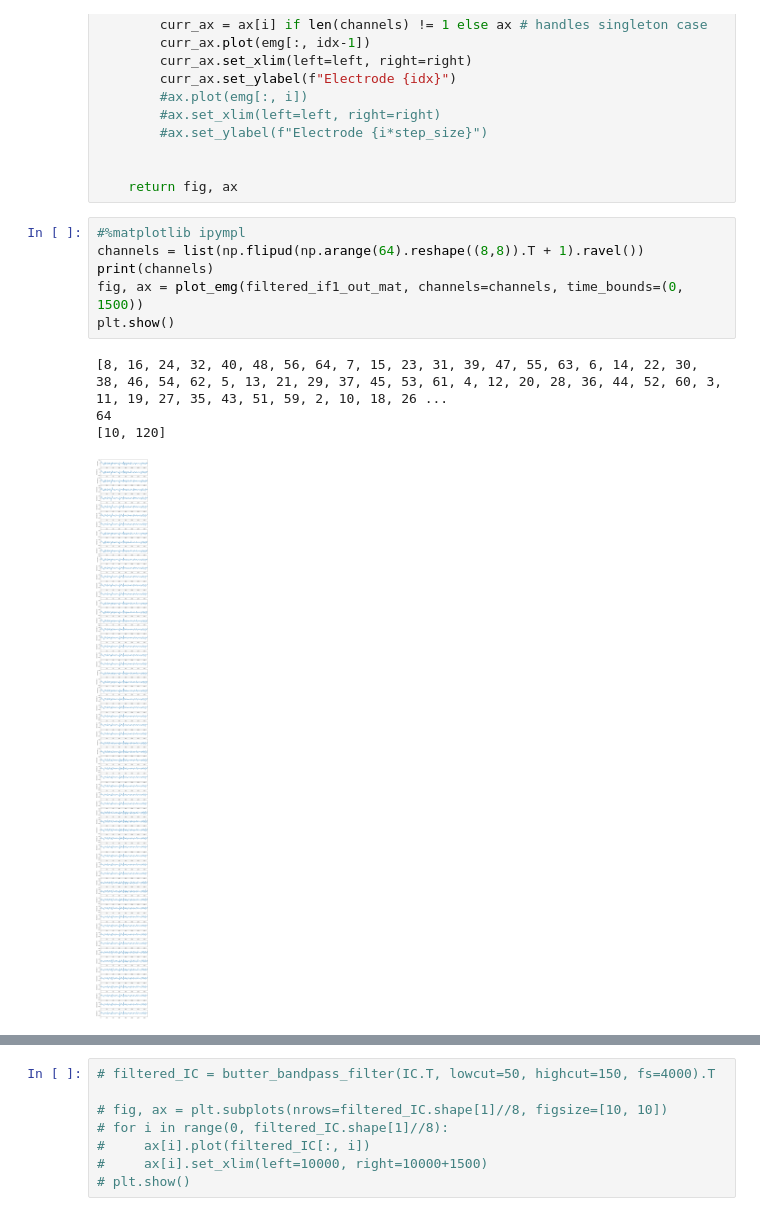
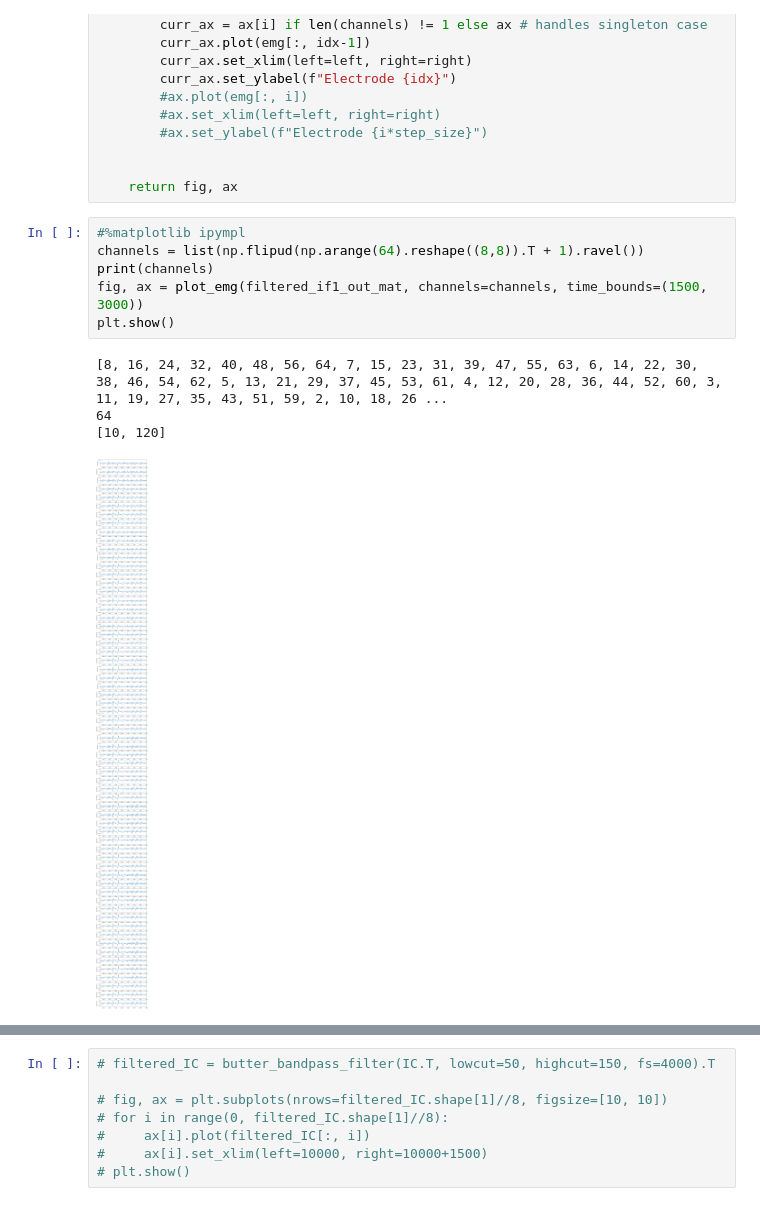
Before and after one commit to Electrum9/mlsp-project, a Jupyter notebook: Dictionary.ipynb, the cells around one changed output, grey strips where cells are left out. Drawn from its saved outputs; the diff is of its cells as text.

```diff
--- a/Dictionary.ipynb
+++ b/Dictionary.ipynb
@@ -109,14 +109,14 @@ def plot_emg(emg, time_bounds=None, channels=[], figsize=None):
 # %%
 #%matplotlib ipympl
 channels = list(np.flipud(np.arange(64).reshape((8,8)).T + 1).ravel())
 print(channels)
-fig, ax = plot_emg(filtered_if1_out_mat, channels=channels, time_bounds=(0, 1500))
+fig, ax = plot_emg(filtered_if1_out_mat, channels=channels, time_bounds=(1500, 3000))
 plt.show()
 # %% [output]
 [8, 16, 24, 32, 40, 48, 56, 64, 7, 15, 23, 31, 39, 47, 55, 63, 6, 14, 22, 30, 38, 46, 54, 62, 5, 13, 21, 29, 37, 45, 53, 61, 4, 12, 20, 28, 36, 44, 52, 60, 3, 11, 19, 27, 35, 43, 51, 59, 2, 10, 18, 26 ...
 64
 [10, 120]
-[figure, old version]
+[figure, new version]
 # %% [markdown]
 ## Firing Time Estimation
 
```
Also changed, not shown: parts of 39 cells of this notebook.
